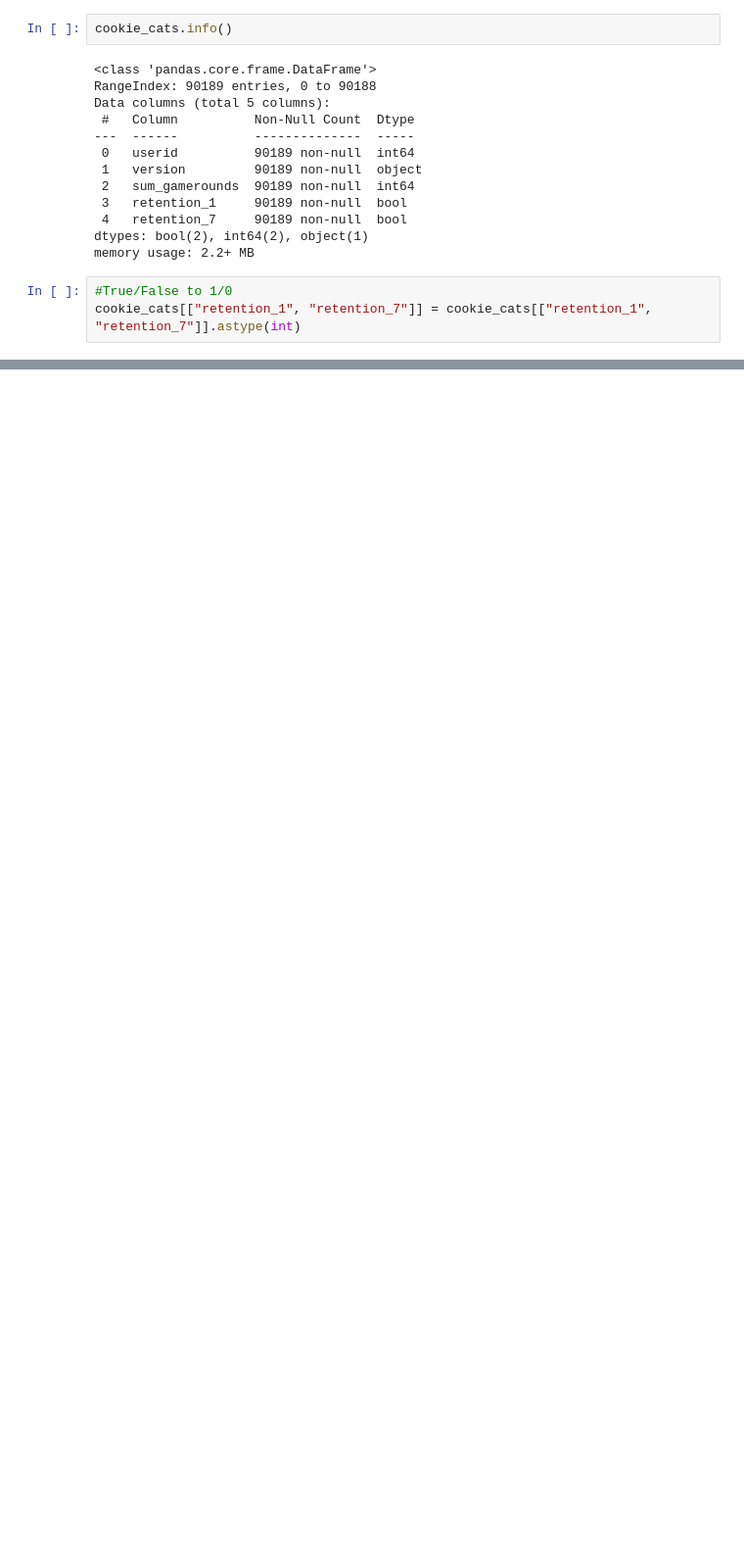
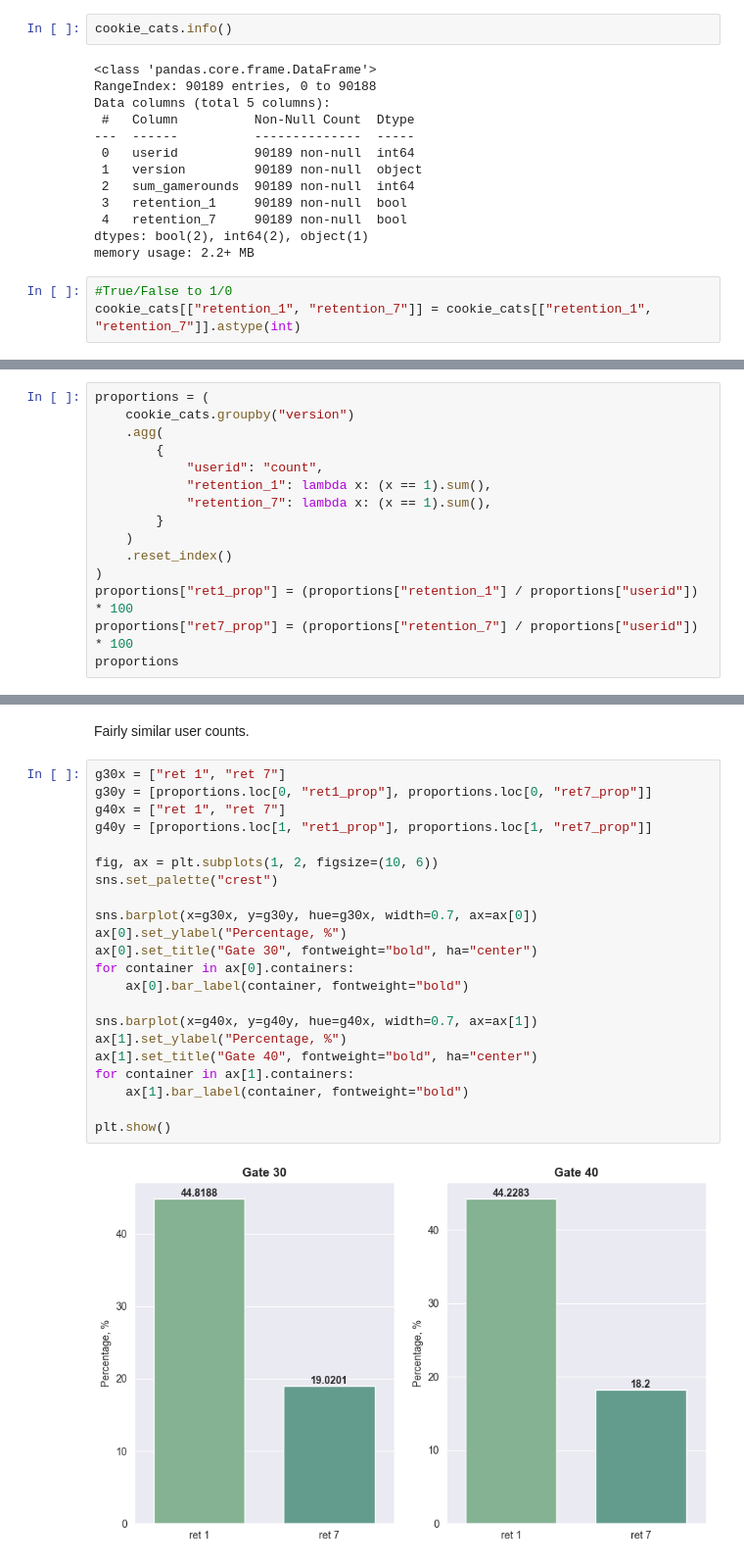
Before and after one commit to ShariYo/Modul2_Sprint2, a Jupyter notebook: project/cookiecats.ipynb, the cells around one changed output, grey strips where cells are left out. Shown at 98% size. Cells and saved outputs as stored; diff of their text form; blank space fills up the shorter version.

Commit message:
cookie bootstrap done

```diff
--- a/project/cookiecats.ipynb
+++ b/project/cookiecats.ipynb
@@ -74,0 +65,15 @@ array(['gate_30', 'gate_40'], dtype=object)
+# %%
+proportions = (
+    cookie_cats.groupby("version")
+    .agg(
+        {
+            "userid": "count",
+            "retention_1": lambda x: (x == 1).sum(),
+            "retention_7": lambda x: (x == 1).sum(),
+        }
+    )
+    .reset_index()
+)
+proportions["ret1_prop"] = (proportions["retention_1"] / proportions["userid"]) * 100
+proportions["ret7_prop"] = (proportions["retention_7"] / proportions["userid"]) * 100
+proportions
@@ -74,0 +84,26 @@ array(['gate_30', 'gate_40'], dtype=object)
+# %% [markdown]
+Fairly similar user counts.
+# %%
+g30x = ["ret 1", "ret 7"]
+g30y = [proportions.loc[0, "ret1_prop"], proportions.loc[0, "ret7_prop"]]
+g40x = ["ret 1", "ret 7"]
+g40y = [proportions.loc[1, "ret1_prop"], proportions.loc[1, "ret7_prop"]]
+
+fig, ax = plt.subplots(1, 2, figsize=(10, 6))
+sns.set_palette("crest")
+
+sns.barplot(x=g30x, y=g30y, hue=g30x, width=0.7, ax=ax[0])
+ax[0].set_ylabel("Percentage, %")
+ax[0].set_title("Gate 30", fontweight="bold", ha="center")
+for container in ax[0].containers:
+    ax[0].bar_label(container, fontweight="bold")
+
+sns.barplot(x=g40x, y=g40y, hue=g40x, width=0.7, ax=ax[1])
+ax[1].set_ylabel("Percentage, %")
+ax[1].set_title("Gate 40", fontweight="bold", ha="center")
+for container in ax[1].containers:
+    ax[1].bar_label(container, fontweight="bold")
+
+plt.show()
+# %% [output]
+[figure, added]
```
Also changed, not shown: parts of 10 cells of this notebook.
